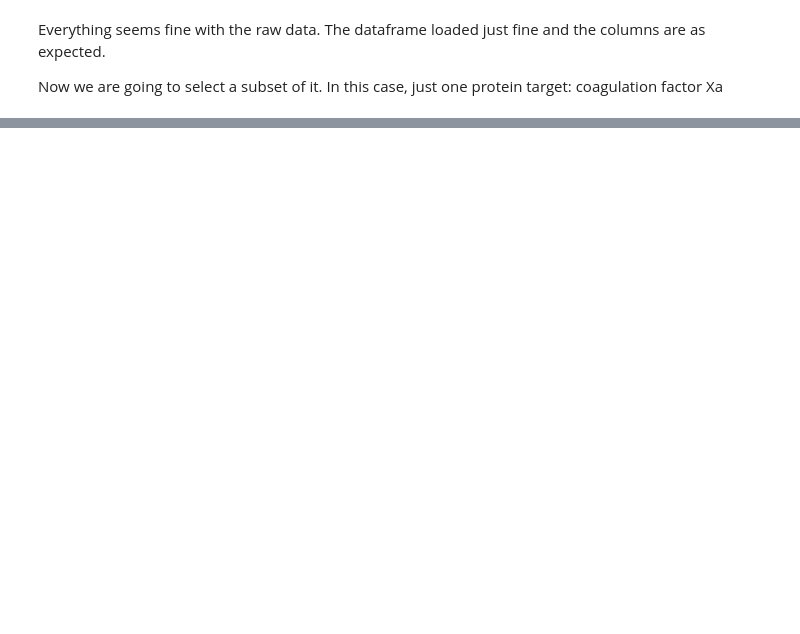
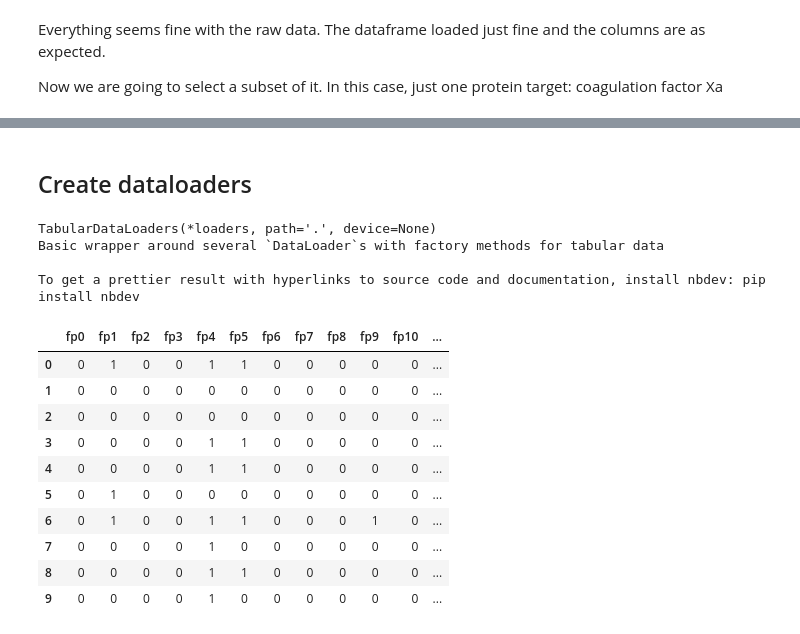
Before and after one commit to Marcosuff/Marcosuff.github.io, a Jupyter notebook: nbs/download_chembl.ipynb, the cells around one changed output, grey strips where cells are left out. Saved outputs shown, nothing was run; the diff lists cells and outputs as text; code cells hidden in the pictures; blank space fills up the shorter version.

```diff
--- a/nbs/download_chembl.ipynb
+++ b/nbs/download_chembl.ipynb
@@ -61,0 +166,9 @@ fxa.head()
+# %% [markdown]
+## Create dataloaders
+# %%
+doc(TabularDataLoaders)
+# %% [output]
+TabularDataLoaders(*loaders, path='.', device=None)
+Basic wrapper around several `DataLoader`s with factory methods for tabular data
+
+To get a prettier result with hyperlinks to source code and documentation, install nbdev: pip install nbdev
@@ -61,0 +178,14 @@ fxa.head()
+# %%
+dls.show_batch()
+# %% [output]
+|  | fp0 | fp1 | fp2 | fp3 | fp4 | fp5 | fp6 | fp7 | fp8 | fp9 | fp10 | ... |
+| 0 | 0 | 1 | 0 | 0 | 1 | 1 | 0 | 0 | 0 | 0 | 0 | ... |
+| 1 | 0 | 0 | 0 | 0 | 0 | 0 | 0 | 0 | 0 | 0 | 0 | ... |
+| 2 | 0 | 0 | 0 | 0 | 0 | 0 | 0 | 0 | 0 | 0 | 0 | ... |
+| 3 | 0 | 0 | 0 | 0 | 1 | 1 | 0 | 0 | 0 | 0 | 0 | ... |
+| 4 | 0 | 0 | 0 | 0 | 1 | 1 | 0 | 0 | 0 | 0 | 0 | ... |
+| 5 | 0 | 1 | 0 | 0 | 0 | 0 | 0 | 0 | 0 | 0 | 0 | ... |
+| 6 | 0 | 1 | 0 | 0 | 1 | 1 | 0 | 0 | 0 | 1 | 0 | ... |
+| 7 | 0 | 0 | 0 | 0 | 1 | 0 | 0 | 0 | 0 | 0 | 0 | ... |
+| 8 | 0 | 0 | 0 | 0 | 1 | 1 | 0 | 0 | 0 | 0 | 0 | ... |
+| 9 | 0 | 0 | 0 | 0 | 1 | 0 | 0 | 0 | 0 | 0 | 0 | ... |
```
Also changed, not shown: parts of 24 cells of this notebook.
